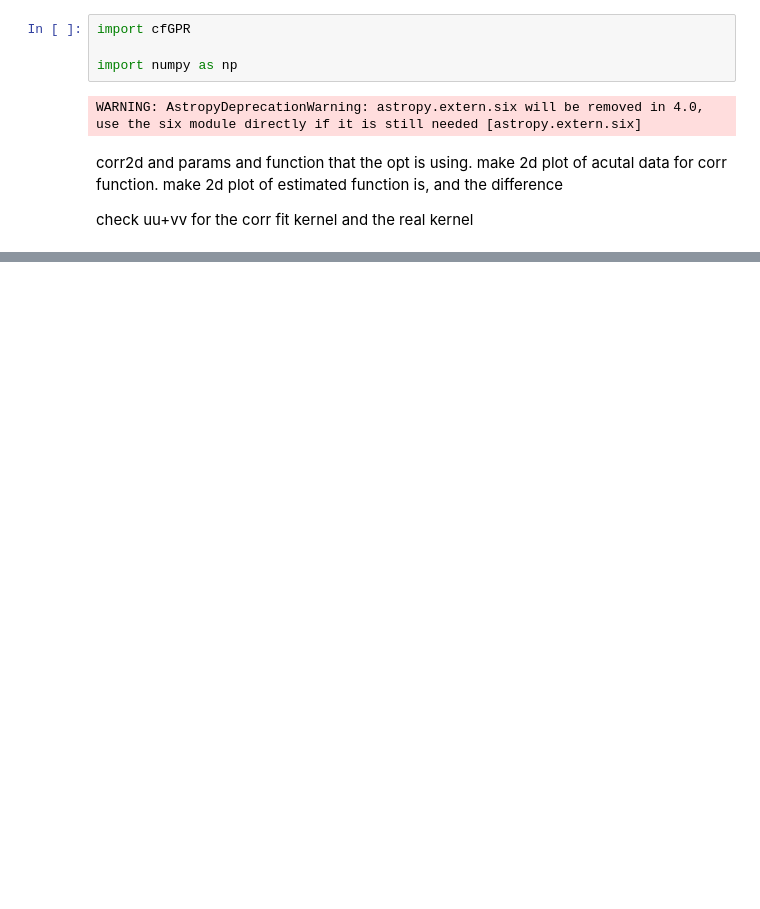
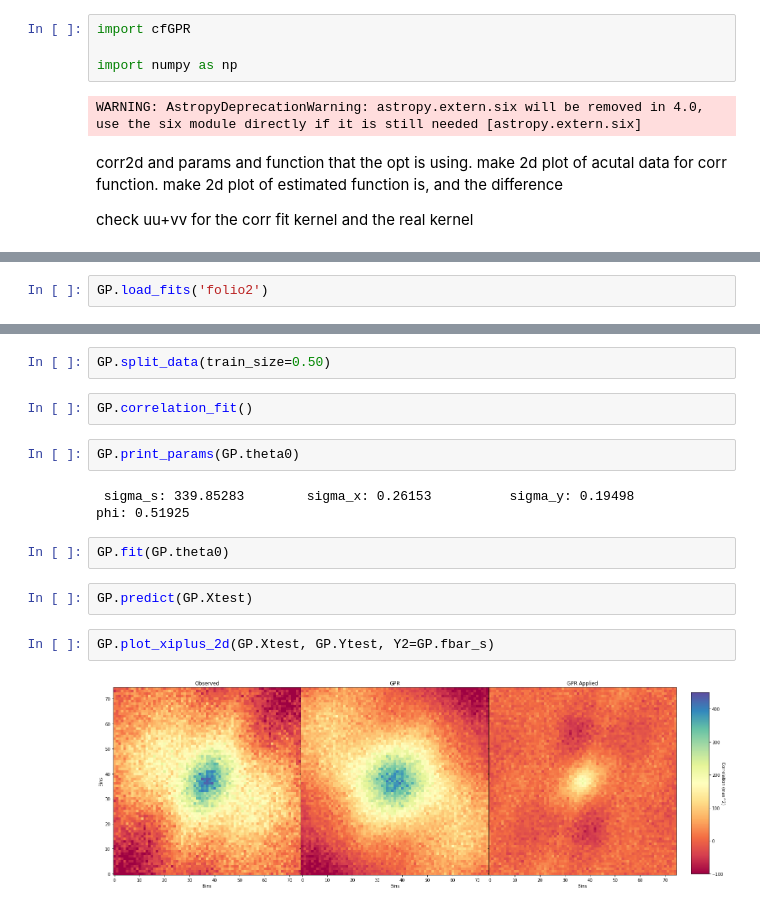
Before and after one commit to FoxFortino/DESworkspace, a Jupyter notebook: scratch.ipynb, the cells around one changed output, grey strips where cells are left out. Saved outputs shown, nothing was run; the diff lists cells and outputs as text; blank space fills up the shorter version.

```diff
--- a/scratch.ipynb
+++ b/scratch.ipynb
@@ -10,0 +13,2 @@ check uu+vv for the corr fit kernel and the real kernel
+# %%
+GP.load_fits('folio2')
@@ -10,0 +19,16 @@ check uu+vv for the corr fit kernel and the real kernel
+# %%
+GP.split_data(train_size=0.50)
+# %%
+GP.correlation_fit()
+# %%
+GP.print_params(GP.theta0)
+# %% [output]
+ sigma_s: 339.85283        sigma_x: 0.26153          sigma_y: 0.19498              phi: 0.51925
+# %%
+GP.fit(GP.theta0)
+# %%
+GP.predict(GP.Xtest)
+# %%
+GP.plot_xiplus_2d(GP.Xtest, GP.Ytest, Y2=GP.fbar_s)
+# %% [output]
+[figure, added]
```
Also changed, not shown: parts of 8 cells of this notebook, 1 other file.
